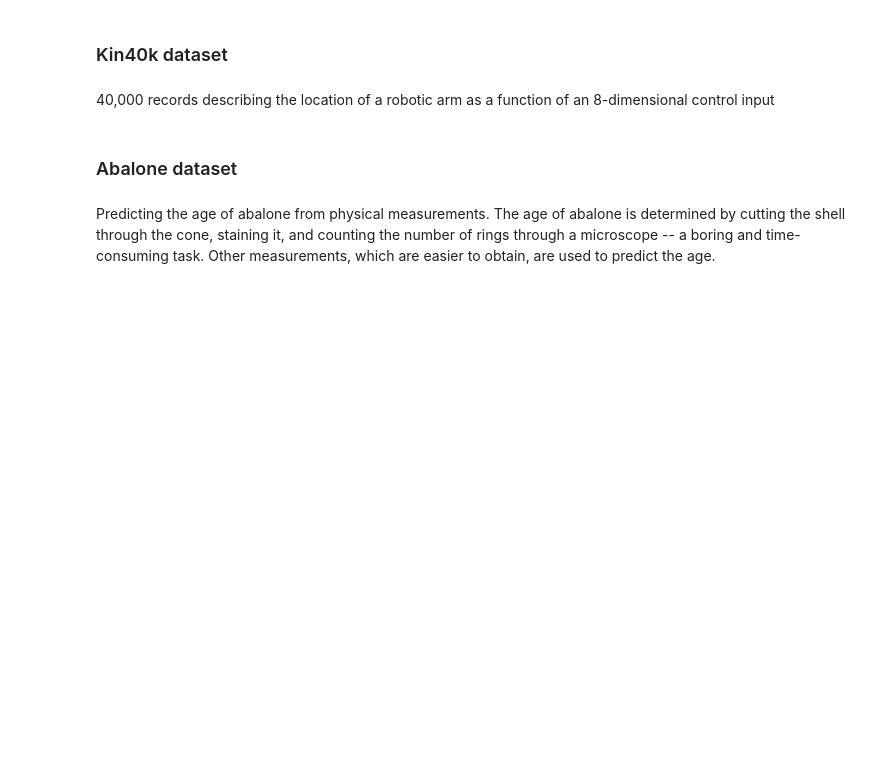
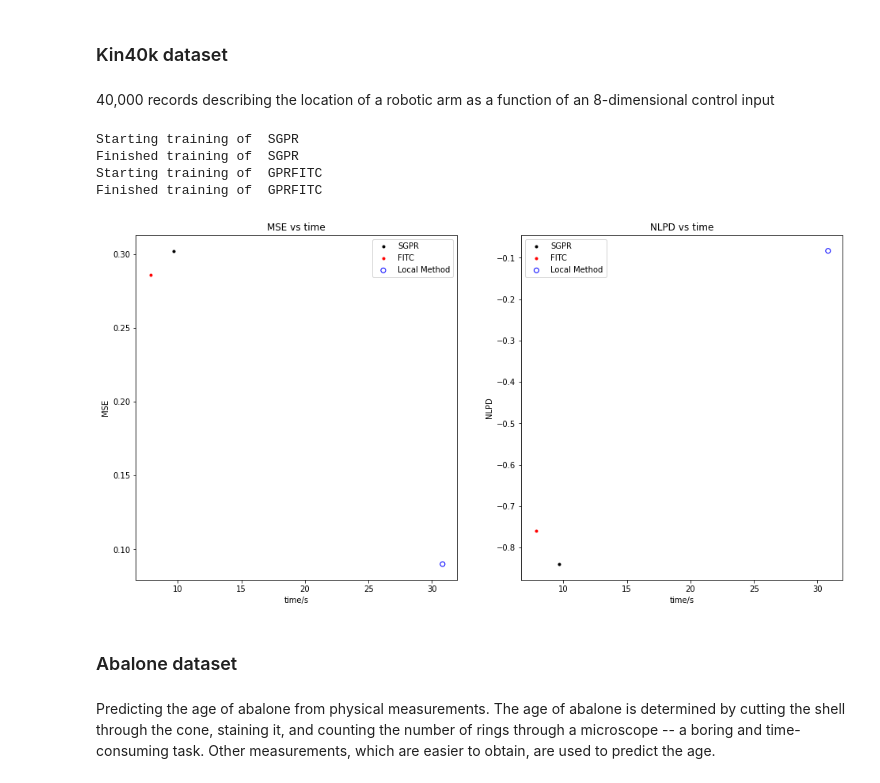
Before and after one commit to ebjaime/Local-and-Global-Sparse-Gaussian-Process-Regression, a Jupyter notebook: Comparison SGPR models.ipynb, the cells around one changed output. Cells and saved outputs as stored; diff of their text form; code cells hidden in the pictures; blank space fills up the shorter version.

```diff
--- a/Comparison SGPR models.ipynb
+++ b/Comparison SGPR models.ipynb
@@ -350,29 +448,32 @@ kin40k_ind = kin40k[0:N-1:int(N/N_ind)]
 kin40k_ind = tf.convert_to_tensor(kin40k_ind, dtype=default_float())
 
 # https://github.com/GPflow/GPflow/issues/1606
-models, times = create_models(kin40k_data, kin40k_ind)
-# GPR, SGPR, FITC, PITC, PIC = models
+models, times = create_models_md(kin40k_data, kin40k_ind)
 SGPR, FITC = models
 
 LocalGPR = gpflow.models.LocalGPR(kin40k_data,  gpflow.kernels.SquaredExponential(lengthscales=np.ones(n_dim)), num_blocks=100)
 times.append(sum(LocalGPR.optimize()))
-
-# Evaluation of kin40k
-kin40k_mses = [#mse_test(GPR, kin40k_test_data),
-               mse_test(SGPR, kin40k_test_data),
-               mse_test(FITC, kin40k_test_data),
-               # mse_test(PITC, kin40k_test_data),
-               mse_test(LocalGPR, kin40k_test_data)]
-
-kin40k_nlpd = [#nlpd_test(GPR, kin40k_test_data),
-               nlpd_test(SGPR, kin40k_test_data),
-               nlpd_test(FITC, kin40k_test_data),
-               #nlpd_test(PITC, kin40k_test_data)
-               nlpd_test(LocalGPR, kin40k_test_data)]
-
-
-error_vs_time(times, kin40k_mses, kin40k_nlpd)
-plt.show()
+# %% [output]
+Starting training of  SGPR
+Finished training of  SGPR
+Starting training of  GPRFITC
+Finished training of  GPRFITC
+# %%
+# Evaluation of kin40k
+kin40k_mses = [
+               mse_test(SGPR, kin40k_test_data),
+               mse_test(FITC, kin40k_test_data),
+               mse_test(LocalGPR, kin40k_test_data)]
+
+kin40k_nlpd = [nlpd_test(SGPR, kin40k_test_data),
+               nlpd_test(FITC, kin40k_test_data),
+               nlpd_test(LocalGPR, kin40k_test_data)]
+
+
+error_vs_time(times, kin40k_mses, kin40k_nlpd)
+plt.show()
+# %% [output]
+[figure, added]
 # %% [markdown]
 ### Abalone dataset
 # %% [markdown]
```
Also changed, not shown: parts of 28 cells of this notebook, 2 other files.
